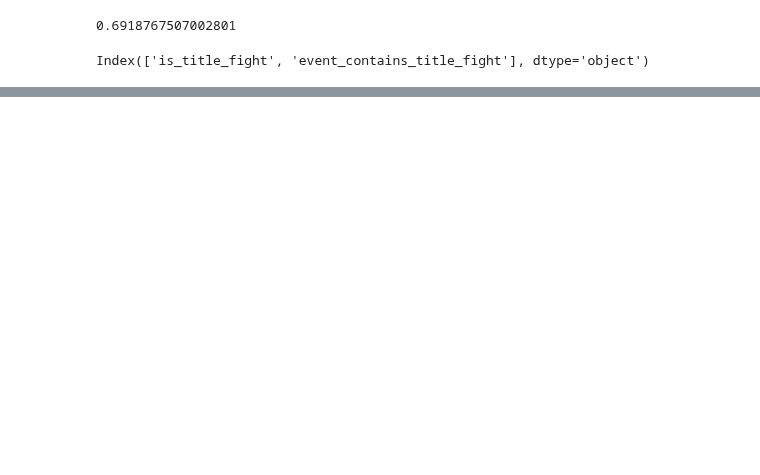
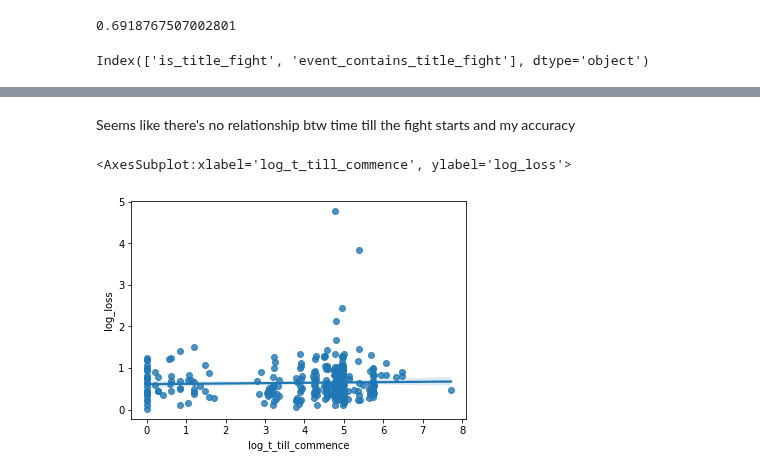
Before and after one commit to John-Curcio/sports, a Jupyter notebook: EXPERIMENTS/2023-04-06_the-odds_open_espn_returns.ipynb, the cells around one changed output, grey strips where cells are left out. Saved outputs shown, nothing was run; the diff lists cells and outputs as text; code cells hidden in the pictures; blank space fills up the shorter version.

```diff
--- a/EXPERIMENTS/2023-04-06_the-odds_open_espn_returns.ipynb
+++ b/EXPERIMENTS/2023-04-06_the-odds_open_espn_returns.ipynb
@@ -717,0 +813,25 @@ log_loss(y_true=preds_df["win_target"], y_pred=preds_df["y_pred"])
+# %% [markdown]
+Seems like there's no relationship btw time till the fight starts and my accuracy
+# %%
+import seaborn as sns
+
+preds_df["t_till_commence"] = (
+    pd.to_datetime(preds_df["commence_time"]) -
+    pd.to_datetime(preds_df["open_timestamp"])
+).dt.total_seconds() / 3600
+preds_df["log_t_till_commence"] = np.log(
+    preds_df["t_till_commence"].clip(1, np.inf)
+)
+
+preds_df["log_loss"] = -1 * (
+    preds_df["win_target"] * np.log(preds_df["y_pred"]) +
+    (1 - preds_df["win_target"]) * np.log(1 - preds_df["y_pred"])
+)
+
+sns.regplot(data=preds_df,#.query("t_till_commence < 500"),
+                x="log_t_till_commence", y="log_loss",
+                # logx=True
+)
+# %% [output]
+<AxesSubplot:xlabel='log_t_till_commence', ylabel='log_loss'>
+[figure, added]
```
Also changed, not shown: parts of 28 cells of this notebook.
